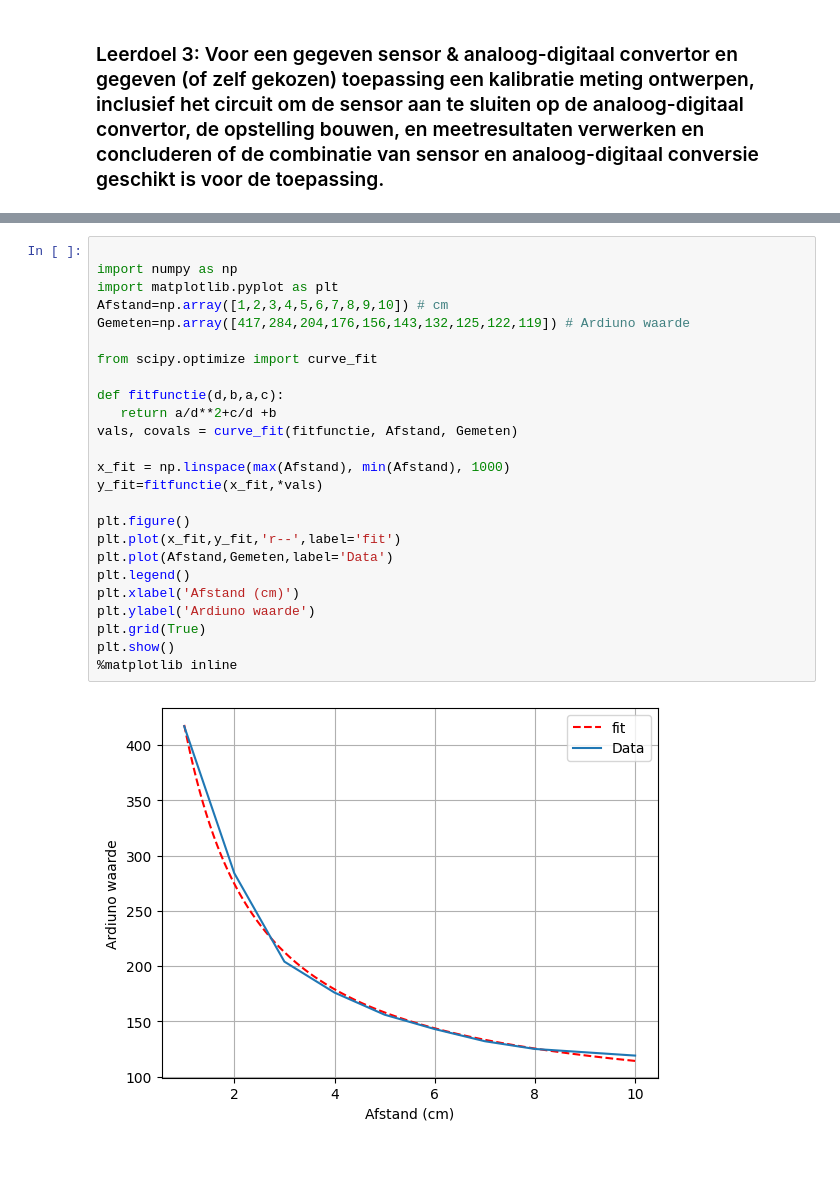
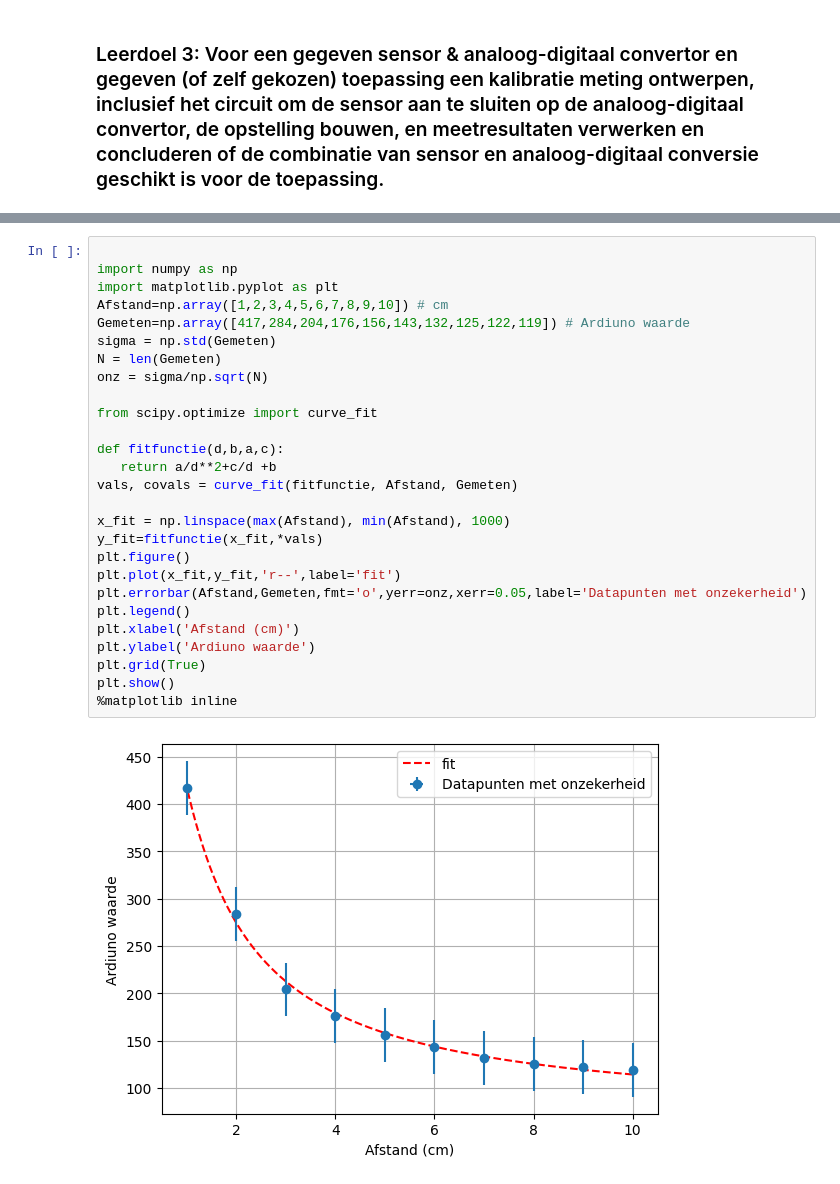
Before and after one commit to daanTN/DEF-Daan, a Jupyter notebook: FysiekeOntwerpopdrachten/1KalibreerEenSensorDigitaalAnaloog/DEFOntwerpopdracht1KalibreerEenSensorInvulTemplate.ipynb, the cells around one changed output, grey strips where cells are left out. Saved outputs shown, nothing was run; the diff lists cells and outputs as text.

```diff
--- a/FysiekeOntwerpopdrachten/1KalibreerEenSensorDigitaalAnaloog/DEFOntwerpopdracht1KalibreerEenSensorInvulTemplate.ipynb
+++ b/FysiekeOntwerpopdrachten/1KalibreerEenSensorDigitaalAnaloog/DEFOntwerpopdracht1KalibreerEenSensorInvulTemplate.ipynb
@@ -144,27 +146,29 @@ De sensor werkt goed maar alleen op kleine afstand omdat er een kwadratisch verb
 # %%
 
 import numpy as np
 import matplotlib.pyplot as plt
 Afstand=np.array([1,2,3,4,5,6,7,8,9,10]) # cm
 Gemeten=np.array([417,284,204,176,156,143,132,125,122,119]) # Ardiuno waarde
+sigma = np.std(Gemeten)
+N = len(Gemeten)
+onz = sigma/np.sqrt(N)
 
 from scipy.optimize import curve_fit
 
 def fitfunctie(d,b,a,c):
    return a/d**2+c/d +b
 vals, covals = curve_fit(fitfunctie, Afstand, Gemeten)
 
 x_fit = np.linspace(max(Afstand), min(Afstand), 1000)
 y_fit=fitfunctie(x_fit,*vals)
-
 plt.figure()
 plt.plot(x_fit,y_fit,'r--',label='fit')
-plt.plot(Afstand,Gemeten,label='Data')
+plt.errorbar(Afstand,Gemeten,fmt='o',yerr=onz,xerr=0.05,label='Datapunten met onzekerheid')
 plt.legend()
 plt.xlabel('Afstand (cm)')
 plt.ylabel('Ardiuno waarde')
 plt.grid(True)
 plt.show()
 %matplotlib inline
 # %% [output]
-[figure, old version]
+[figure, new version]
```
Also changed, not shown: parts of 1 cell of this notebook, 1 other file.
